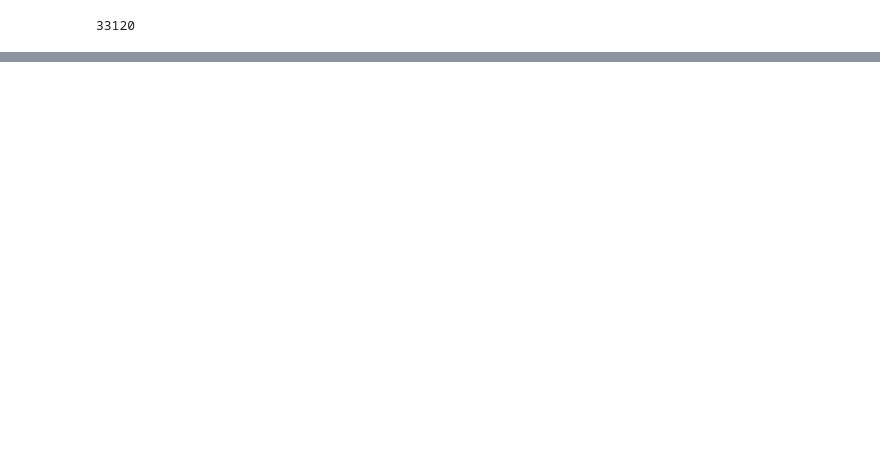
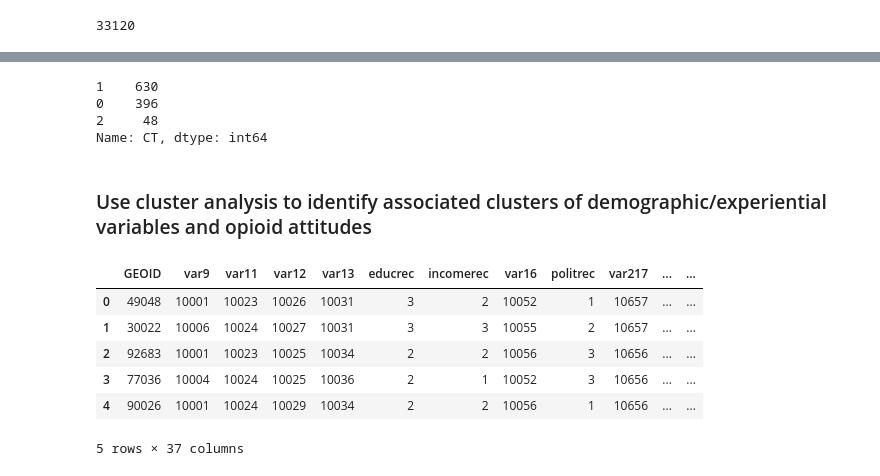
Before and after one commit to sarahrustan/DSE200x-, a Jupyter notebook: DSE200x_FinalProjectWKNG.ipynb, the cells around one changed output, grey strips where cells are left out. Drawn from its saved outputs; the diff is of its cells as text; code cells hidden in the pictures; blank space fills up the shorter version.

```diff
--- a/DSE200x_FinalProjectWKNG.ipynb
+++ b/DSE200x_FinalProjectWKNG.ipynb
@@ -312,0 +327,4 @@ df2_HU.to_csv("HousingUnits_ZCTA.csv")
+# %%
+# Add land area variable 'ALAND_SQMI' from df2_ZCTA to merged dataframe df_merged by merging on GEOID
+df_merged = pd.merge(df_merged, df2_ZCTA, how='left', on='GEOID')
+df_merged.head()
@@ -312,0 +339,4 @@ df2_HU.to_csv("HousingUnits_ZCTA.csv")
+# %%
+# Create new variable 'HD' housing density (housing units per square mile = HD01_VD01/ALAND_SQMI)
+df_merged['HD'] = df_merged['HD01_VD01']/df_merged['ALAND_SQMI']
+df_merged.head()
@@ -312,0 +383,3 @@ df2_HU.to_csv("HousingUnits_ZCTA.csv")
+# %%
+# Drop rows with missing values
+df_merged = df_merged.dropna()
@@ -312,0 +401,4 @@ df2_HU.to_csv("HousingUnits_ZCTA.csv")
+# %%
+# Create new variable 'CT' community type (Urban: >2,213 hu/sqmi; Suburban: 102 to 2,213 hu/sqmi; Rural: <102 hu/sqmi)
+df_merged['CT']=np.where(df_merged['HD']>2213, 0,(np.where(df_merged['HD']<102,2,1)))
+df_merged.head()
@@ -312,0 +413,8 @@ df2_HU.to_csv("HousingUnits_ZCTA.csv")
+# %%
+# Check CT frequencies
+df_merged.CT.value_counts()
+# %% [output]
+1    630
+0    396
+2     48
+Name: CT, dtype: int64
@@ -312,0 +424,2 @@ df2_HU.to_csv("HousingUnits_ZCTA.csv")
+# %% [markdown]
+### Use cluster analysis to identify associated clusters of demographic/experiential variables and opioid attitudes
@@ -312,0 +434,17 @@ df2_HU.to_csv("HousingUnits_ZCTA.csv")
+# %%
+# Select features of interest and create dataframe for cluster analysis
+features = ['GEOID','var9', 'var11', 'var12', 'var13', 'educrec', 'incomerec', 'var16', 'politrec', 'var217',
+            'var230', 'var231', 'var232', 'var233', 'var234', 'var235', 'var236', 'var237rec', 'var238rec',
+            'var239rec', 'var240rec', 'var241rec', 'var242rec', 'var243rec', 'var244rec', 'var245rec', 'var246',
+            'var247rec','var248rec', 'var249rec', 'var250rec', 'var251rec', 'var252rec', 'var253rec', 'var254rec',
+            'var255rec', 'CT']
+cslice = df_merged[features]
+cslice.head()
+# %% [output]
+|  | GEOID | var9 | var11 | var12 | var13 | educrec | incomerec | var16 | politrec | var217 | ... | ... |
+| 0 | 49048 | 10001 | 10023 | 10026 | 10031 | 3 | 2 | 10052 | 1 | 10657 | ... | ... |
+| 1 | 30022 | 10006 | 10024 | 10027 | 10031 | 3 | 3 | 10055 | 2 | 10657 | ... | ... |
+| 2 | 92683 | 10001 | 10023 | 10025 | 10034 | 2 | 2 | 10056 | 3 | 10656 | ... | ... |
+| 3 | 77036 | 10004 | 10024 | 10025 | 10036 | 2 | 1 | 10052 | 3 | 10656 | ... | ... |
+| 4 | 90026 | 10001 | 10024 | 10029 | 10034 | 2 | 2 | 10056 | 1 | 10656 | ... | ... |
+5 rows × 37 columns
```
Also changed, not shown: parts of 31 cells of this notebook.
